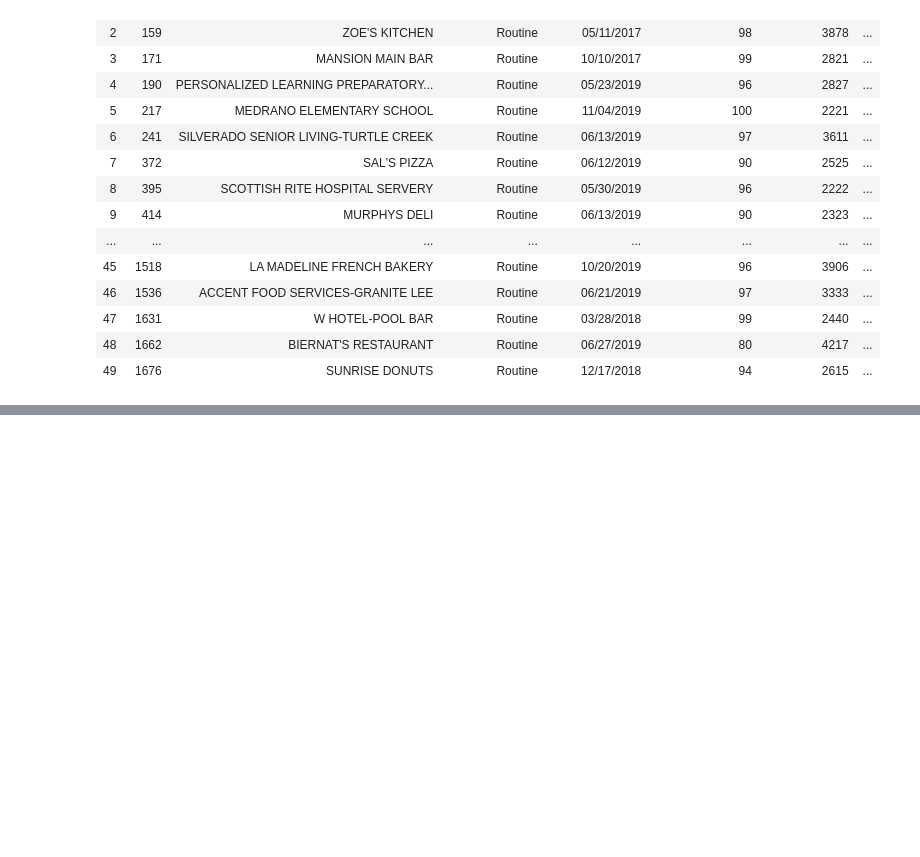
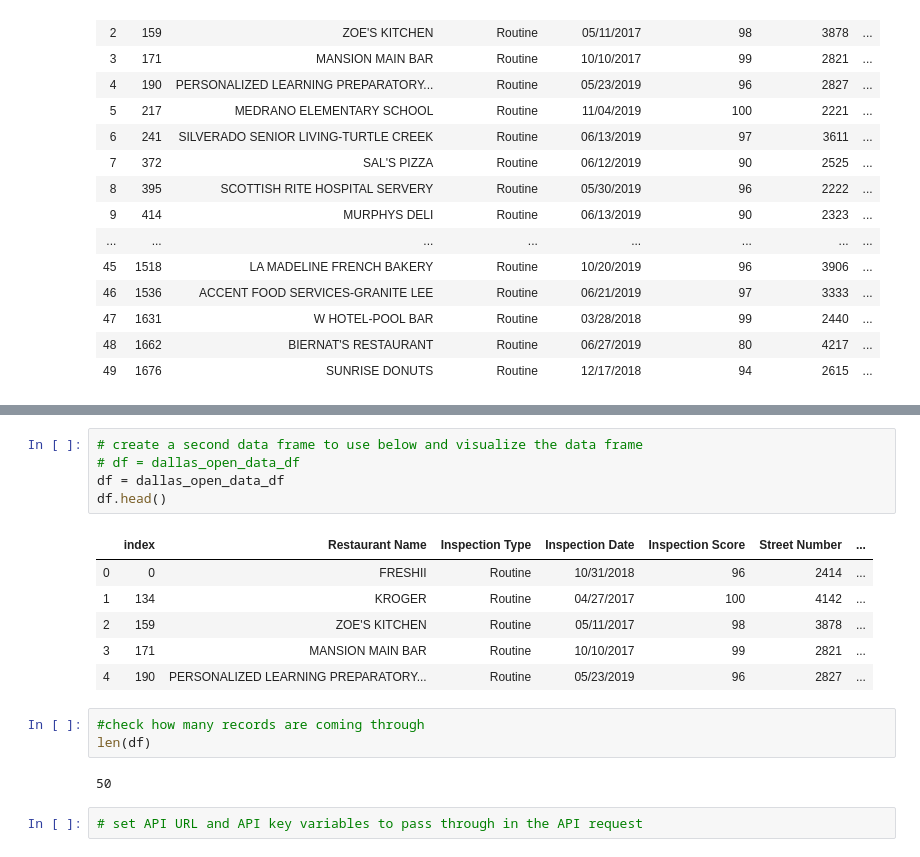
Before and after one commit to kirpatrick/dallas-restaurant-analysis, a Jupyter notebook: dallas_restaurant_analysis.ipynb, the cells around one changed output, grey strips where cells are left out. Saved outputs shown, nothing was run; the diff lists cells and outputs as text; blank space fills up the shorter version.

```diff
--- a/dallas_restaurant_analysis.ipynb
+++ b/dallas_restaurant_analysis.ipynb
@@ -350,0 +382,19 @@ g_lookup_pd_filter.to_csv("./output_data/Google Lat Long Results.csv")
+# %%
+# create a second data frame to use below and visualize the data frame
+# df = dallas_open_data_df
+df = dallas_open_data_df
+df.head()
+# %% [output]
+|  | index | Restaurant Name | Inspection Type | Inspection Date | Inspection Score | Street Number | ... |
+| 0 | 0 | FRESHII | Routine | 10/31/2018 | 96 | 2414 | ... |
+| 1 | 134 | KROGER | Routine | 04/27/2017 | 100 | 4142 | ... |
+| 2 | 159 | ZOE'S KITCHEN | Routine | 05/11/2017 | 98 | 3878 | ... |
+| 3 | 171 | MANSION MAIN BAR | Routine | 10/10/2017 | 99 | 2821 | ... |
+| 4 | 190 | PERSONALIZED LEARNING PREPARATORY... | Routine | 05/23/2019 | 96 | 2827 | ... |
+# %%
+#check how many records are coming through
+len(df)
+# %% [output]
+50
+# %%
+# set API URL and API key variables to pass through in the API request
```
Also changed, not shown: parts of 14 cells of this notebook.
